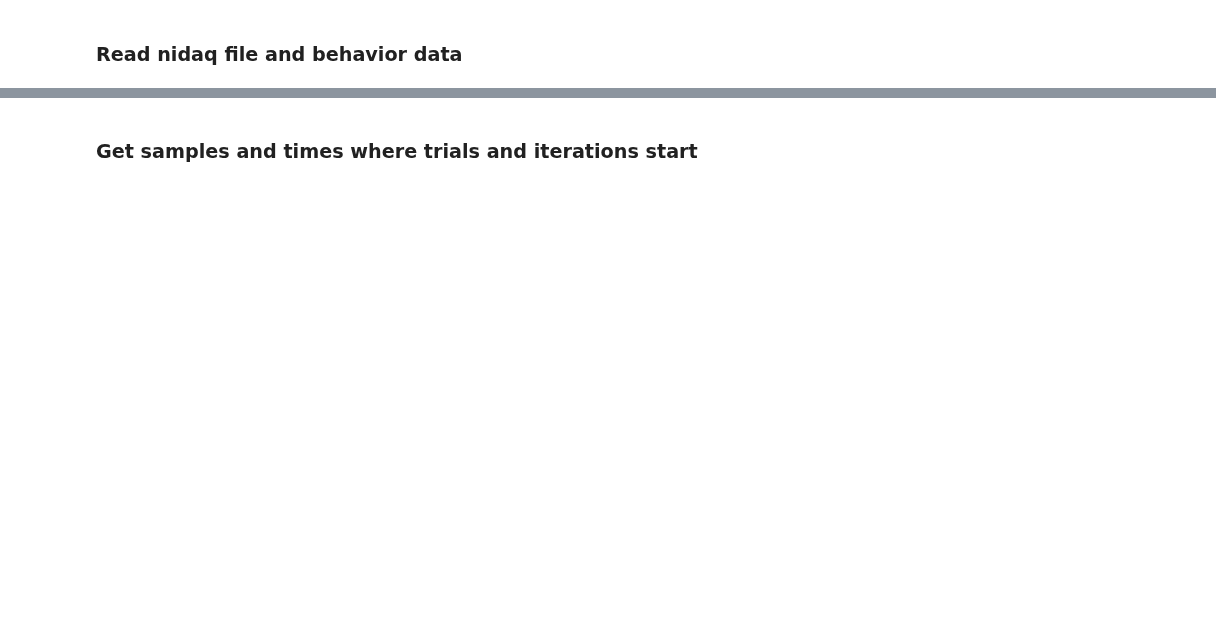
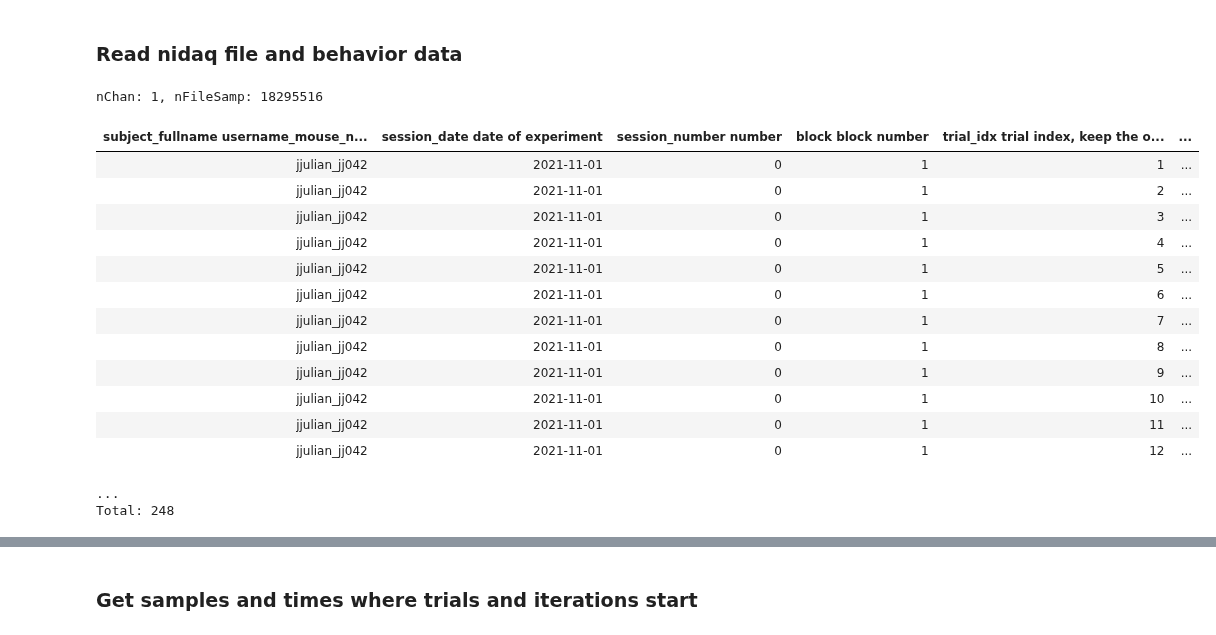
Before and after one commit to BrainCOGS/U19-pipeline-python, a Jupyter notebook: notebooks/ephys_element/check_sync_notebook-new_method.ipynb, the cells around one changed output, grey strips where cells are left out. Drawn from its saved outputs; the diff is of its cells as text; code cells hidden in the pictures; blank space fills up the shorter version.

```diff
--- a/notebooks/ephys_element/check_sync_notebook-new_method.ipynb
+++ b/notebooks/ephys_element/check_sync_notebook-new_method.ipynb
@@ -66,6 +89,26 @@ digital_array      = ephys_utils.spice_glx_utility.load_spice_glx_digital_file(n
 #Behavior data
 behavior = dj.create_virtual_module('behavior', 'u19_behavior')
 thissession = behavior.TowersBlock().Trial() & key
-behavior_time, iterstart = thissession.fetch('trial_time', 'vi_start')
+behavior_time, iterstart, beh_num_iterations = thissession.fetch('trial_time', 'vi_start', 'iterations')
+# %% [output]
+nChan: 1, nFileSamp: 18295516
+# %%
+thissession
+# %% [output]
+| subject_fullname username_mouse_n... | session_date date of experiment | session_number number | block block number | trial_idx trial index, keep the o... | ... |
+| jjulian_jj042 | 2021-11-01 | 0 | 1 | 1 | ... |
+| jjulian_jj042 | 2021-11-01 | 0 | 1 | 2 | ... |
+| jjulian_jj042 | 2021-11-01 | 0 | 1 | 3 | ... |
+| jjulian_jj042 | 2021-11-01 | 0 | 1 | 4 | ... |
+| jjulian_jj042 | 2021-11-01 | 0 | 1 | 5 | ... |
+| jjulian_jj042 | 2021-11-01 | 0 | 1 | 6 | ... |
+| jjulian_jj042 | 2021-11-01 | 0 | 1 | 7 | ... |
+| jjulian_jj042 | 2021-11-01 | 0 | 1 | 8 | ... |
+| jjulian_jj042 | 2021-11-01 | 0 | 1 | 9 | ... |
+| jjulian_jj042 | 2021-11-01 | 0 | 1 | 10 | ... |
+| jjulian_jj042 | 2021-11-01 | 0 | 1 | 11 | ... |
+| jjulian_jj042 | 2021-11-01 | 0 | 1 | 12 | ... |
+...
+Total: 248
 # %%
 digital_array.shape
```
Also changed, not shown: parts of 19 cells of this notebook, 2 other files.
